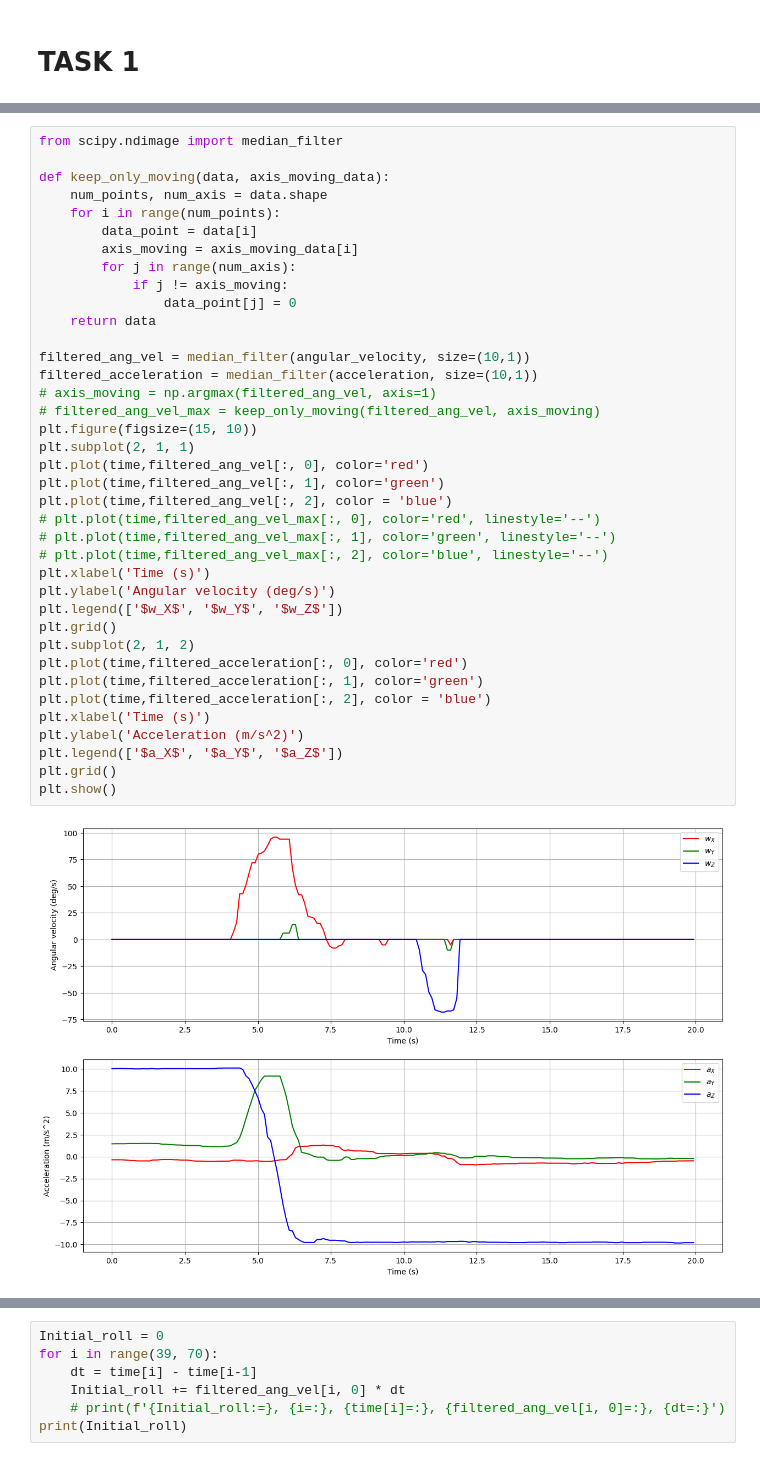
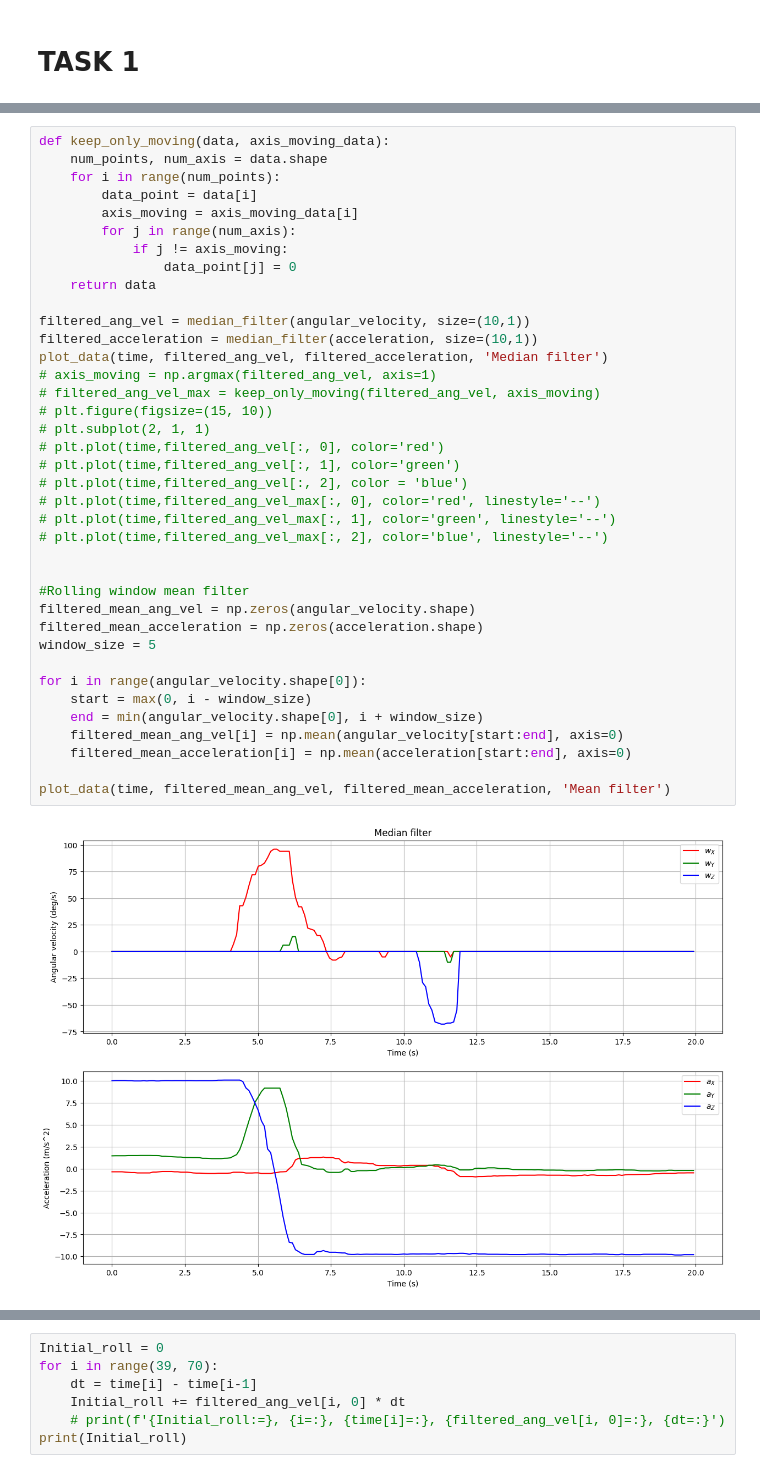
Before and after one commit to RodsCoimbra/IST-ROBO, a Jupyter notebook: task1.ipynb, the cells around one changed output, grey strips where cells are left out. Drawn from its saved outputs; the diff is of its cells as text.

```diff
--- a/task1.ipynb
+++ b/task1.ipynb
@@ -77,40 +166,40 @@ plt.show()
 # %%
-from scipy.ndimage import median_filter
-
 def keep_only_moving(data, axis_moving_data):
     num_points, num_axis = data.shape
     for i in range(num_points):
         data_point = data[i]
         axis_moving = axis_moving_data[i]
         for j in range(num_axis):
             if j != axis_moving:
                 data_point[j] = 0
     return data
 
 filtered_ang_vel = median_filter(angular_velocity, size=(10,1))
 filtered_acceleration = median_filter(acceleration, size=(10,1))
+plot_data(time, filtered_ang_vel, filtered_acceleration, 'Median filter')
 # axis_moving = np.argmax(filtered_ang_vel, axis=1)
 # filtered_ang_vel_max = keep_only_moving(filtered_ang_vel, axis_moving)
-plt.figure(figsize=(15, 10))
-plt.subplot(2, 1, 1)
-plt.plot(time,filtered_ang_vel[:, 0], color='red')
-plt.plot(time,filtered_ang_vel[:, 1], color='green')
-plt.plot(time,filtered_ang_vel[:, 2], color = 'blue')
+# plt.figure(figsize=(15, 10))
+# plt.subplot(2, 1, 1)
+# plt.plot(time,filtered_ang_vel[:, 0], color='red')
+# plt.plot(time,filtered_ang_vel[:, 1], color='green')
+# plt.plot(time,filtered_ang_vel[:, 2], color = 'blue')
 # plt.plot(time,filtered_ang_vel_max[:, 0], color='red', linestyle='--')
 # plt.plot(time,filtered_ang_vel_max[:, 1], color='green', linestyle='--')
 # plt.plot(time,filtered_ang_vel_max[:, 2], color='blue', linestyle='--')
-plt.xlabel('Time (s)')
-plt.ylabel('Angular velocity (deg/s)')
-plt.legend(['$w_X$', '$w_Y$', '$w_Z$'])
-plt.grid()
-plt.subplot(2, 1, 2)
-plt.plot(time,filtered_acceleration[:, 0], color='red')
-plt.plot(time,filtered_acceleration[:, 1], color='green')
-plt.plot(time,filtered_acceleration[:, 2], color = 'blue')
-plt.xlabel('Time (s)')
-plt.ylabel('Acceleration (m/s^2)')
-plt.legend(['$a_X$', '$a_Y$', '$a_Z$'])
-plt.grid()
-plt.show()
+
+
+#Rolling window mean filter
+filtered_mean_ang_vel = np.zeros(angular_velocity.shape)
+filtered_mean_acceleration = np.zeros(acceleration.shape)
+window_size = 5
+
+for i in range(angular_velocity.shape[0]):
+    start = max(0, i - window_size)
+    end = min(angular_velocity.shape[0], i + window_size)
+    filtered_mean_ang_vel[i] = np.mean(angular_velocity[start:end], axis=0)
+    filtered_mean_acceleration[i] = np.mean(acceleration[start:end], axis=0)
+
+plot_data(time, filtered_mean_ang_vel, filtered_mean_acceleration, 'Mean filter')
 # %% [output]
-[figure, old version]
+[figure, new version]
```
Also changed, not shown: parts of 25 cells of this notebook, 2 other files.
